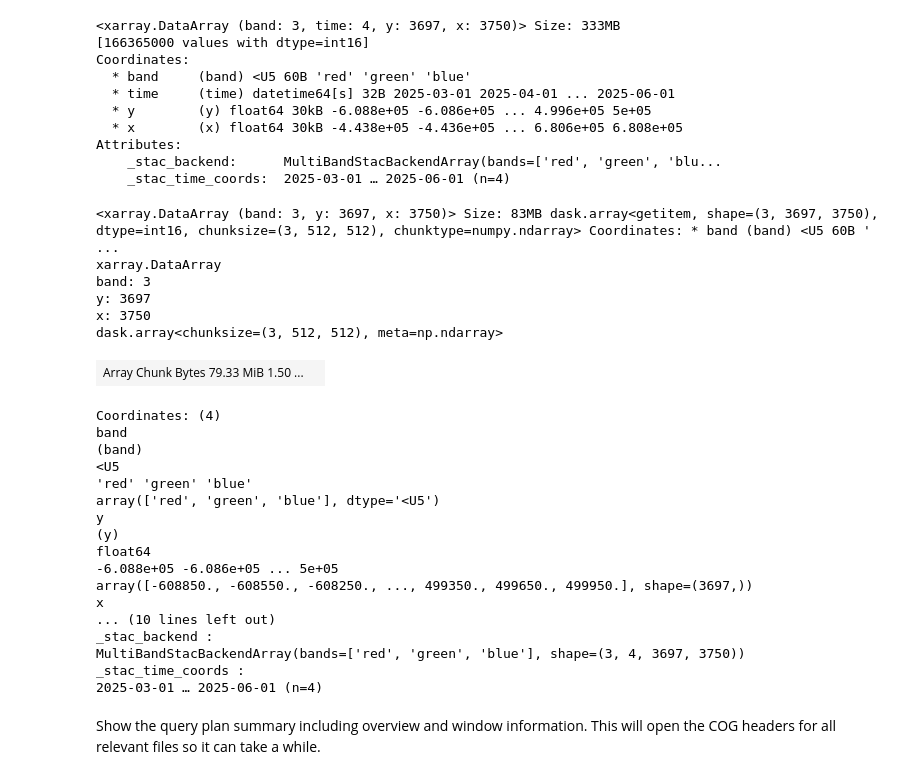
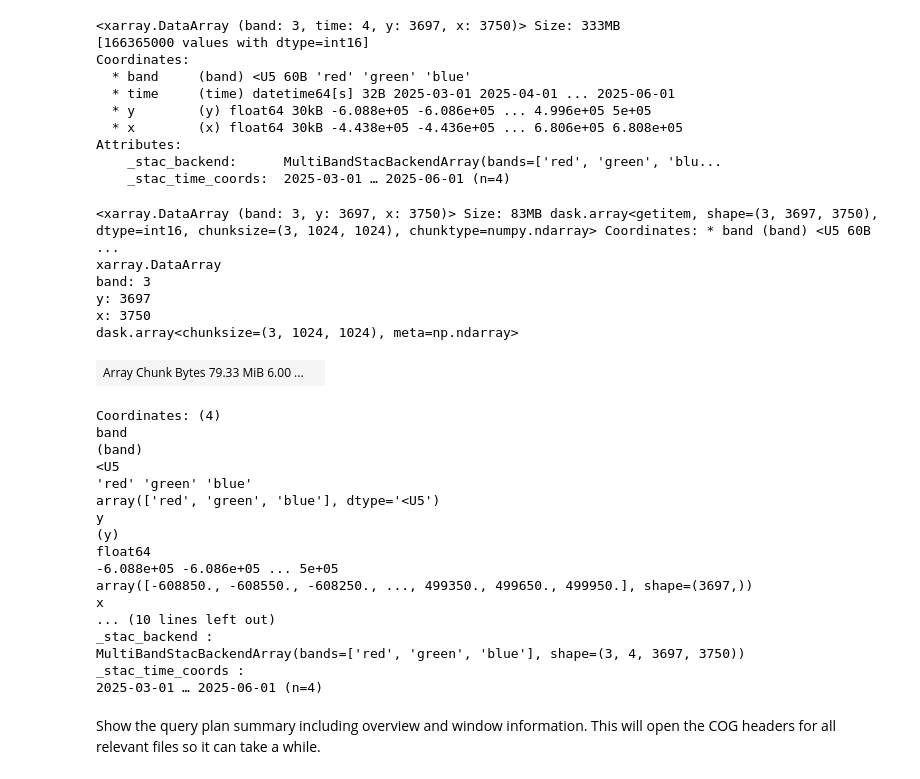
Before and after one commit to developmentseed/lazycogs, a Jupyter notebook: docs/demo.ipynb, the cells around one changed output. Cells and saved outputs as stored; diff of their text form; code cells hidden in the pictures.

```diff
--- a/docs/demo.ipynb
+++ b/docs/demo.ipynb
@@ -224,16 +223,16 @@ Attributes:
     _stac_backend:      MultiBandStacBackendArray(bands=['red', 'green', 'blu...
     _stac_time_coords:  2025-03-01 … 2025-06-01 (n=4)
 # %%
-ca_may = ca_monthly.chunk(x=512, y=512).sel(time="2025-05-01")
+ca_may = ca_monthly.chunk(x=1024, y=1024).sel(time="2025-05-01")
 ca_may
 # %% [output]
-<xarray.DataArray (band: 3, y: 3697, x: 3750)> Size: 83MB dask.array<getitem, shape=(3, 3697, 3750), dtype=int16, chunksize=(3, 512, 512), chunktype=numpy.ndarray> Coordinates: * band (band) <U5 60B ' ...
+<xarray.DataArray (band: 3, y: 3697, x: 3750)> Size: 83MB dask.array<getitem, shape=(3, 3697, 3750), dtype=int16, chunksize=(3, 1024, 1024), chunktype=numpy.ndarray> Coordinates: * band (band) <U5 60B ...
 xarray.DataArray
 band: 3
 y: 3697
 x: 3750
-dask.array<chunksize=(3, 512, 512), meta=np.ndarray>
+dask.array<chunksize=(3, 1024, 1024), meta=np.ndarray>
-| Array Chunk Bytes 79.33 MiB 1.50 ... |  |
+| Array Chunk Bytes 79.33 MiB 6.00 ... |  |
 Coordinates: (4)
 band
 (band)
```
Also changed, not shown: parts of 8 cells of this notebook, 4 other files.
